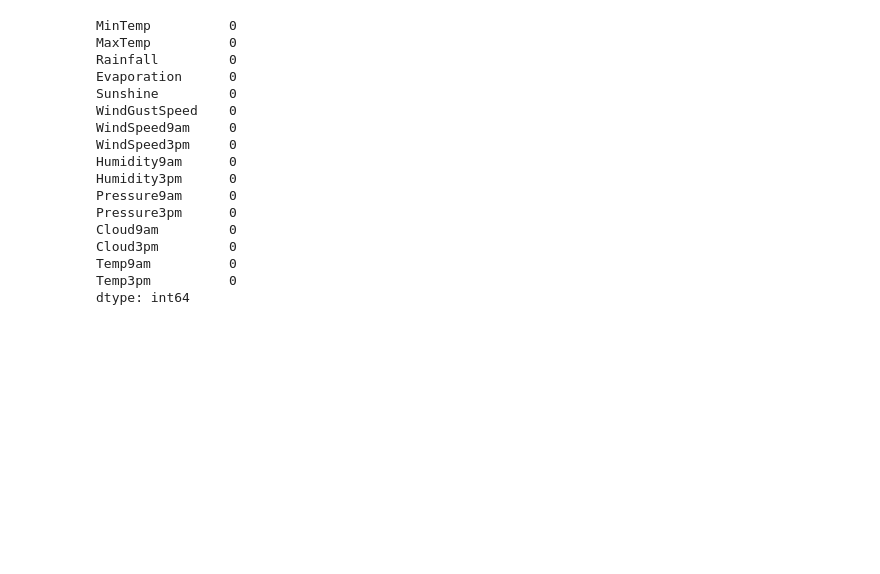
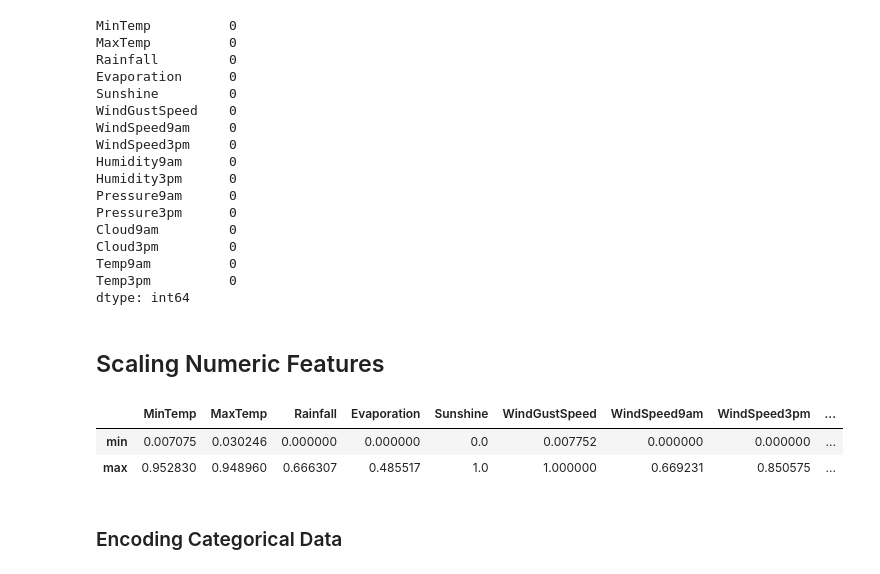
Before and after one commit to sebastianmb/MachineLearning, a Jupyter notebook: Project_course/DesicionTreesRandomForest/DesicionTreesAndRandomForest.ipynb, the cells around one changed output. Cells and saved outputs as stored; diff of their text form; code cells hidden in the pictures; blank space fills up the shorter version.

```diff
--- a/Project_course/DesicionTreesRandomForest/DesicionTreesAndRandomForest.ipynb
+++ b/Project_course/DesicionTreesRandomForest/DesicionTreesAndRandomForest.ipynb
@@ -148,3 +148,5 @@ Cloud3pm         0
 Temp9am          0
 Temp3pm          0
 dtype: int64
+# %% [markdown]
+## Scaling Numeric Features
@@ -150,0 +155,2 @@ dtype: int64
+# %%
+scaler= MinMaxScaler().fit(raw_df[numeric_cols])
@@ -150,0 +161,8 @@ dtype: int64
+# %%
+val_inputs.describe().loc[['min','max']]
+# %% [output]
+|  | MinTemp | MaxTemp | Rainfall | Evaporation | Sunshine | WindGustSpeed | WindSpeed9am | WindSpeed3pm | ... |
+| min | 0.007075 | 0.030246 | 0.000000 | 0.000000 | 0.0 | 0.007752 | 0.000000 | 0.000000 | ... |
+| max | 0.952830 | 0.948960 | 0.666307 | 0.485517 | 1.0 | 1.000000 | 0.669231 | 0.850575 | ... |
+# %% [markdown]
+### Encoding Categorical Data
```
Also changed, not shown: parts of 11 cells of this notebook, 1 other file.
